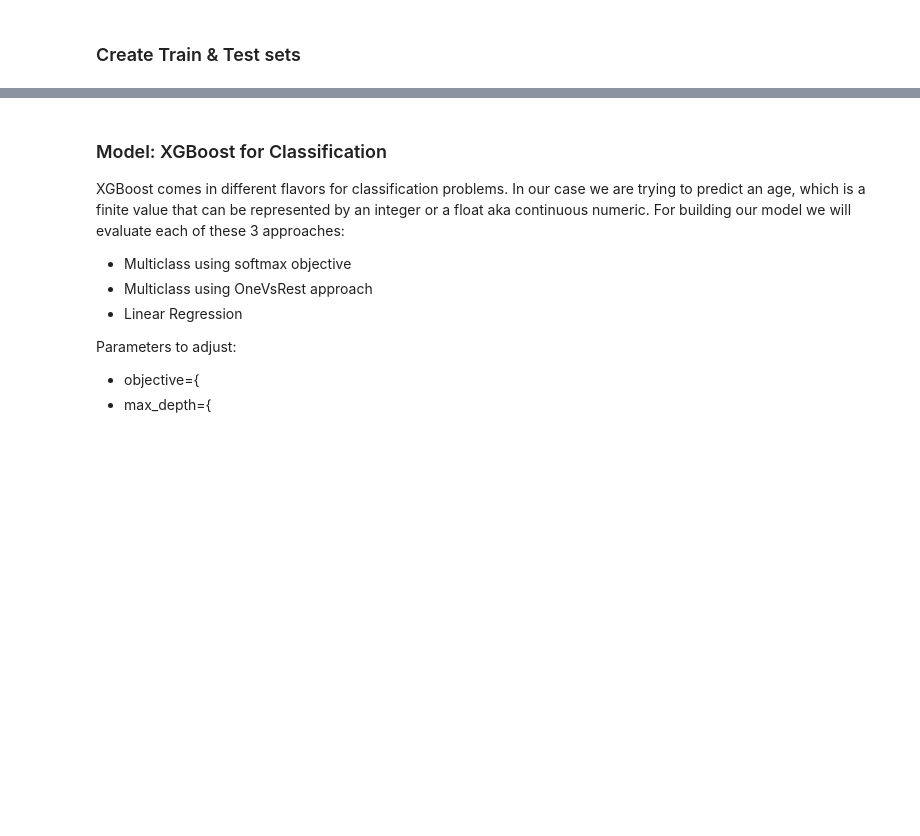
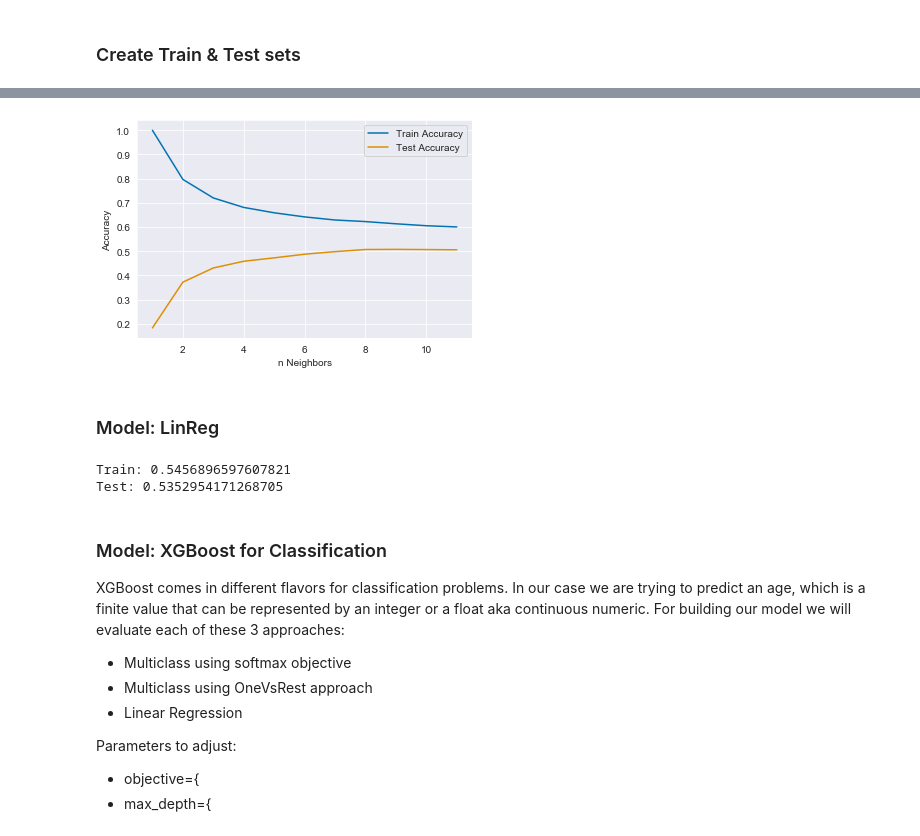
Before and after one commit to chrisammon3000/uci-abalone, a Jupyter notebook: notebooks/190924-gcl-initial-exploration.ipynb, the cells around one changed output, grey strips where cells are left out. Saved outputs shown, nothing was run; the diff lists cells and outputs as text; code cells hidden in the pictures; blank space fills up the shorter version.

```diff
--- a/notebooks/190924-gcl-initial-exploration.ipynb
+++ b/notebooks/190924-gcl-initial-exploration.ipynb
@@ -257,3 +297,48 @@ y_train.shape
+# %%
+from sklearn.neighbors import KNeighborsRegressor
+
+neighbors = np.arange(1,12)
+train_accuracy = np.empty(len(neighbors))
+test_accuracy = np.empty(len(neighbors))
+
+# Score for values of n_neighbors
+for i, k in enumerate(neighbors):
+    knn_reg = KNeighborsRegressor(n_neighbors=k)
+    knn_reg.fit(X_train, y_train)
+
+    # Collects test accuracy values
+    train_accuracy[i] = knn_reg.score(X_train, y_train)
+
+    # Collects train accuracy values
+    test_accuracy[i] = knn_reg.score(X_test, y_test)
+# %%
+# Plots kNN accuracy with n neighbors
+plt.plot(neighbors, train_accuracy, label="Train Accuracy")
+plt.plot(neighbors, test_accuracy, label="Test Accuracy")
+plt.legend()
+plt.xlabel("n Neighbors")
+plt.ylabel("Accuracy")
+plt.show()
+# %% [output]
+[figure, added]
+# %% [markdown]
+### Model: LinReg
+# %%
+from sklearn.linear_model import LinearRegression
+
+lin_reg = LinearRegression()
+lin_reg.fit(X_train, y_train)
+
+# Collects test accuracy values
+train_accuracy = lin_reg.score(X_train, y_train)
+
+# Collects train accuracy values
+test_accuracy = lin_reg.score(X_test, y_test)
+
+print("Train: {} \nTest: {}".format(train_accuracy, test_accuracy))
+# %% [output]
+Train: 0.5456896597607821
+Test: 0.5352954171268705
 # %% [markdown]
 ### Model: XGBoost for Classification
 
```
Also changed, not shown: parts of 27 cells of this notebook.
